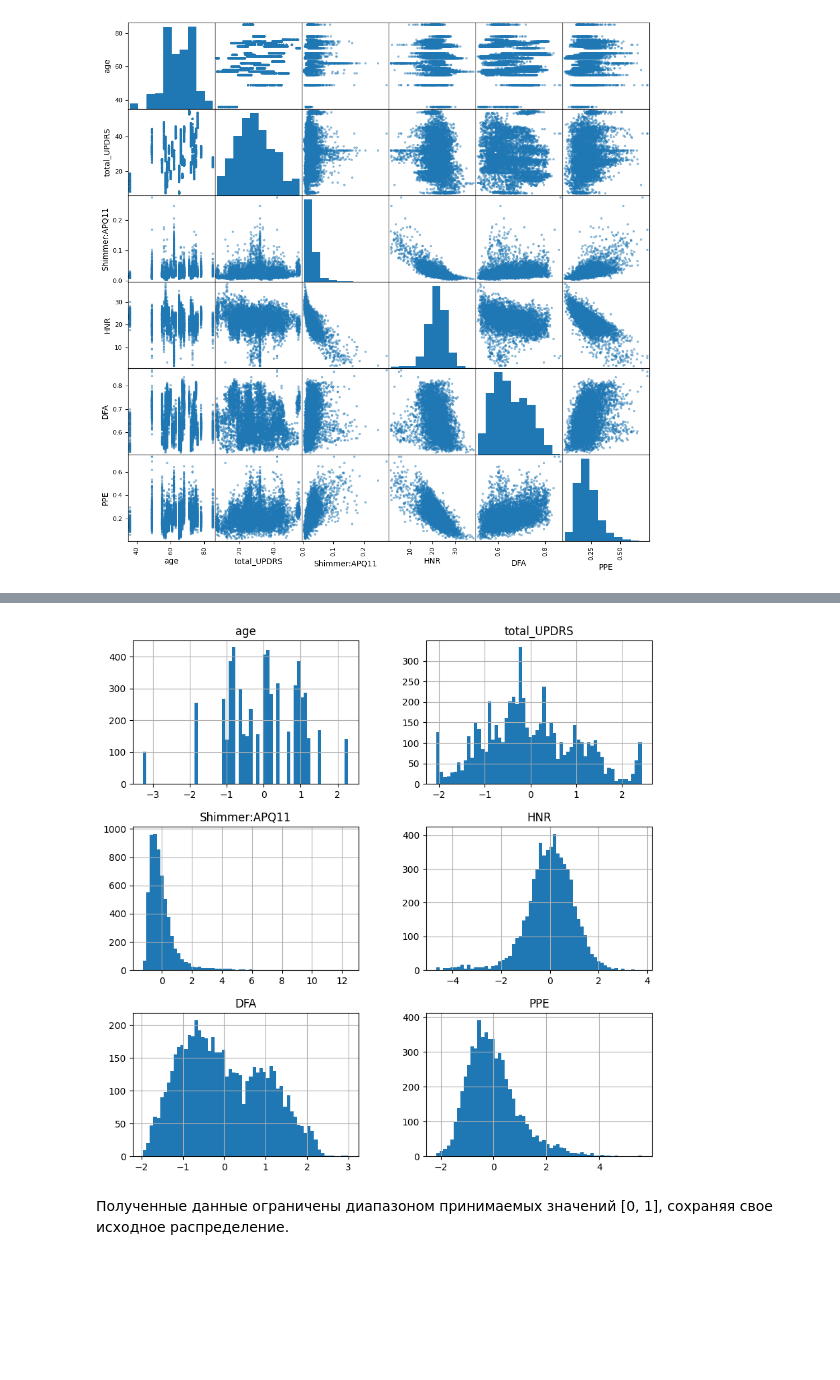
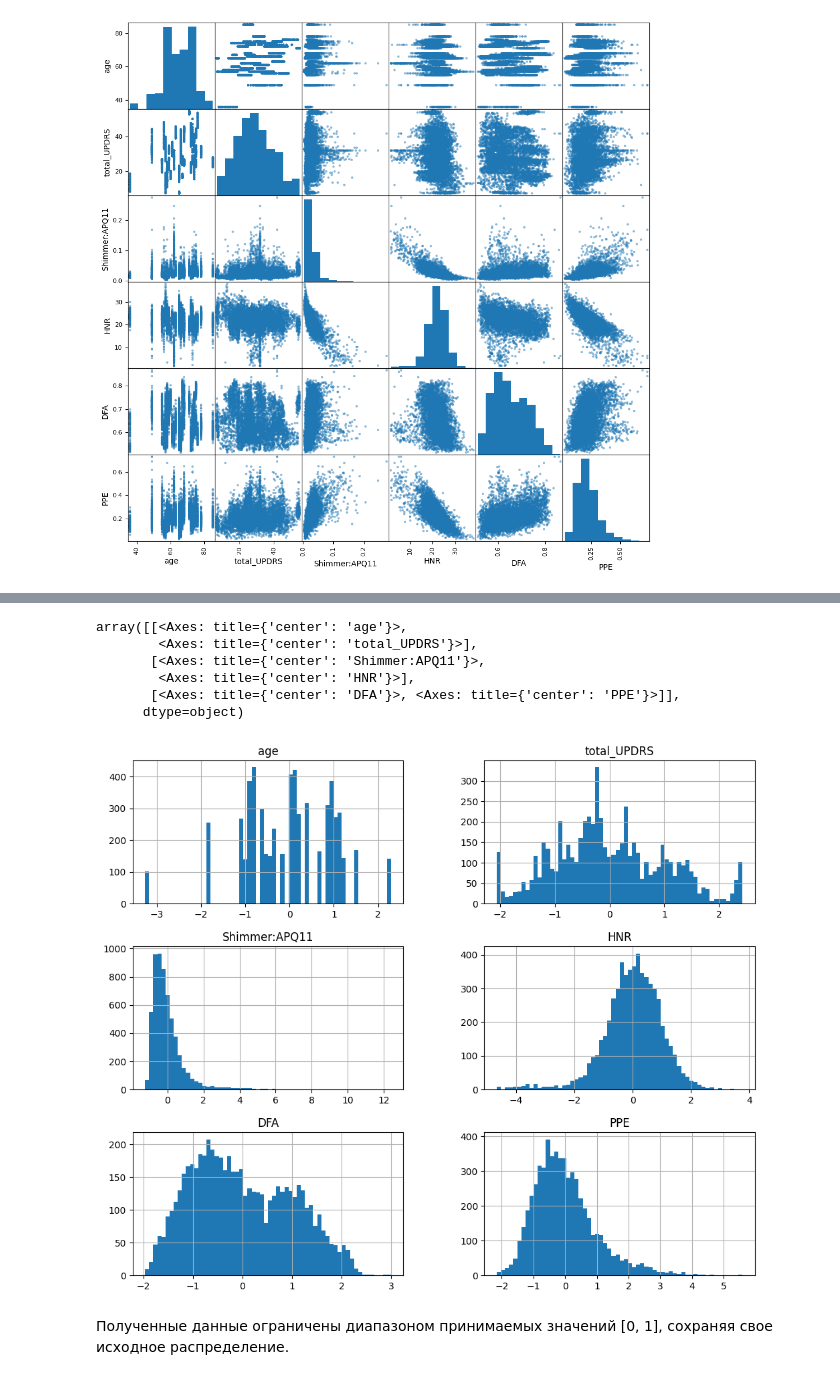
Before and after one commit to v-stv/lab1, a Jupyter notebook: lr1_5.ipynb, the cells around one changed output, grey strips where cells are left out. Cells and saved outputs as stored; diff of their text form; code cells hidden in the pictures; blank space fills up the shorter version.

```diff
--- a/lr1_5.ipynb
+++ b/lr1_5.ipynb
@@ -381,33 +385,22 @@ array([[<Axes: xlabel='age', ylabel='age'>,
 # %%
-# from sklearn.preprocessing import MinMaxScaler
-
-# scaler = MinMaxScaler() # преобразование данных в диапазон [0, 1]
-
-# # вычисляем минимальное и максимальное значение для каждого признака в df_initial -> преобразуем данные df_initial, переводя их в диапазон [0, 1]
-# df_initial_transformed =\
-#     pd.DataFrame(scaler.fit(df_initial).fit_transform(df_initial), columns=df_initial.columns)
-# df_prepared_transformed =\
-#     pd.DataFrame(scaler.fit(df_prepared).fit_transform(df_prepared), columns=df_prepared.columns)
-
-# # масштабированные исходные данных
-# df_initial_transformed.head()
-
 from sklearn.preprocessing import StandardScaler
 
-# Создаем объект StandardScaler для стандартизации
+# Предположим, у тебя уже есть DataFrame df_initial и df_prepared
+# где df_prepared — это данные без целевого признака total_UPDRS
+
 scaler = StandardScaler()
 
-# Стандартизируем данные (преобразуем к нормальному распределению со средним=0 и std=1)
-df_initial_standardized = pd.DataFrame(
+# Стандартизация данных
+df_initial_transformed = pd.DataFrame(
     scaler.fit_transform(df_initial),
     columns=df_initial.columns
 )
 
-df_prepared_standardized = pd.DataFrame(
+df_prepared_transformed = pd.DataFrame(
     scaler.fit_transform(df_prepared),
     columns=df_prepared.columns
 )
 
-# Посмотрим на стандартизированные исходные данные
-df_initial_standardized.head()
+# Посмотрим первые строки
+print(df_initial_transformed.head())
 # %% [output]
@@ -420,13 +427,13 @@ df_initial_standardized.head()
 # %%
-# df_initial_standardized.hist(bins=60, figsize=(10,10))
-
-# Выбираем только нужные колонки
-selected_columns = ['age', 'total_UPDRS', 'Shimmer:APQ11', 'HNR', 'DFA', 'PPE']
-
-# Строим гистограммы только для выбранных колонок
-axes = df_initial_standardized[selected_columns].hist(bins=60, figsize=(10, 10))
+df_prepared_transformed.hist(bins=60, figsize=(12, 10))
 # %% [output]
+array([[<Axes: title={'center': 'age'}>,
+        <Axes: title={'center': 'total_UPDRS'}>],
+       [<Axes: title={'center': 'Shimmer:APQ11'}>,
+        <Axes: title={'center': 'HNR'}>],
+       [<Axes: title={'center': 'DFA'}>, <Axes: title={'center': 'PPE'}>]],
+      dtype=object)
-[figure, old version]
+[figure, new version]
 # %% [markdown]
 Полученные данные ограничены диапазоном принимаемых значений [0, 1], сохраняя свое исходное распределение.
 # %% [markdown]
```
Also changed, not shown: parts of 28 cells of this notebook.
